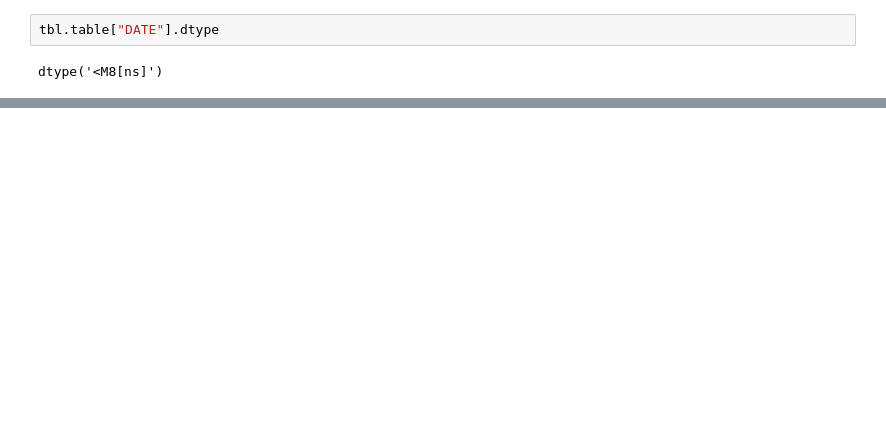
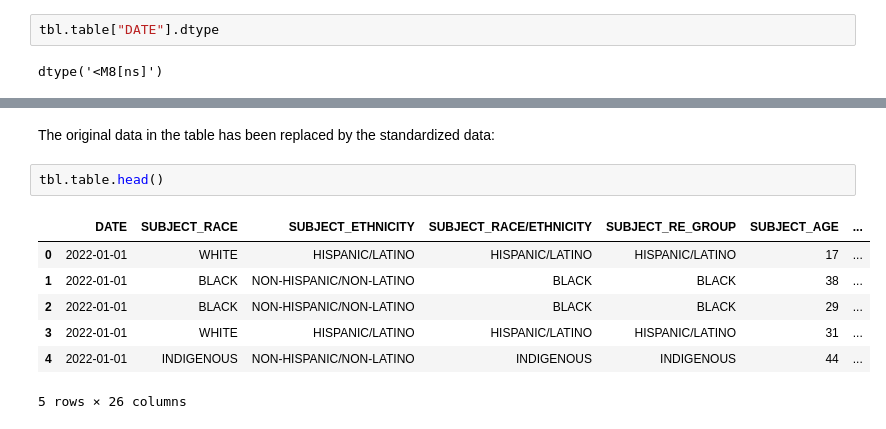
Before and after one commit to openpolicedata/opd-examples, a Jupyter notebook: standardization.ipynb, the cells around one changed output, grey strips where cells are left out. Cells and saved outputs as stored; diff of their text form; blank space fills up the shorter version.

```diff
--- a/standardization.ipynb
+++ b/standardization.ipynb
@@ -72,0 +117,12 @@ dtype('<M8[ns]')
+# %% [markdown]
+The original data in the table has been replaced by the standardized data:
+# %%
+tbl.table.head()
+# %% [output]
+|  | DATE | SUBJECT_RACE | SUBJECT_ETHNICITY | SUBJECT_RACE/ETHNICITY | SUBJECT_RE_GROUP | SUBJECT_AGE | ... |
+| 0 | 2022-01-01 | WHITE | HISPANIC/LATINO | HISPANIC/LATINO | HISPANIC/LATINO | 17 | ... |
+| 1 | 2022-01-01 | BLACK | NON-HISPANIC/NON-LATINO | BLACK | BLACK | 38 | ... |
+| 2 | 2022-01-01 | BLACK | NON-HISPANIC/NON-LATINO | BLACK | BLACK | 29 | ... |
+| 3 | 2022-01-01 | WHITE | HISPANIC/LATINO | HISPANIC/LATINO | HISPANIC/LATINO | 31 | ... |
+| 4 | 2022-01-01 | INDIGENOUS | NON-HISPANIC/NON-LATINO | INDIGENOUS | INDIGENOUS | 44 | ... |
+5 rows × 26 columns
```
Also changed, not shown: parts of 54 cells of this notebook.
